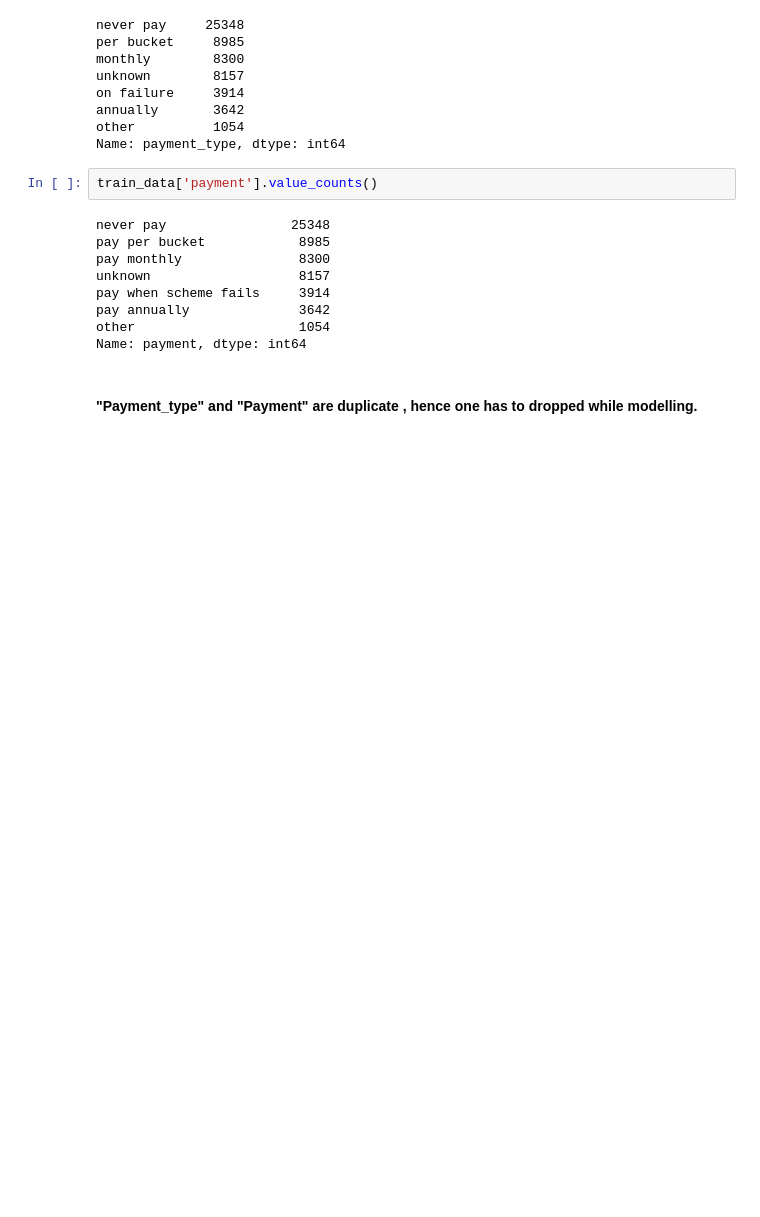
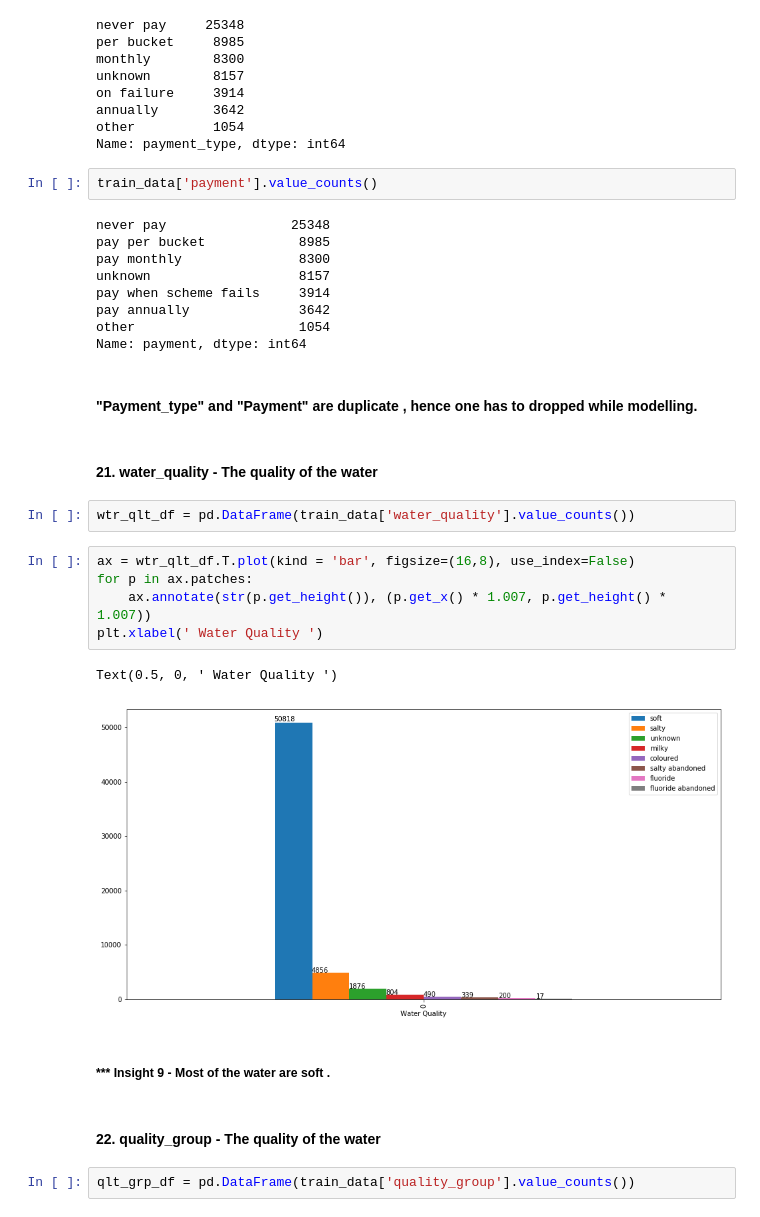
Before and after one commit to osafaRmldspyaws/water_mining, a Jupyter notebook: Pump it UP.ipynb, the cells around one changed output. Drawn from its saved outputs; the diff is of its cells as text; blank space fills up the shorter version.

```diff
--- a/Pump it UP.ipynb
+++ b/Pump it UP.ipynb
@@ -570,3 +570,21 @@ other                     1054
 Name: payment, dtype: int64
 # %% [markdown]
 #### "Payment_type" and "Payment" are duplicate , hence one has to dropped while modelling.
+# %% [markdown]
+#### 21. water_quality - The quality of the water
+# %%
+wtr_qlt_df = pd.DataFrame(train_data['water_quality'].value_counts())
+# %%
+ax = wtr_qlt_df.T.plot(kind = 'bar', figsize=(16,8), use_index=False)
+for p in ax.patches:
+    ax.annotate(str(p.get_height()), (p.get_x() * 1.007, p.get_height() * 1.007))
+plt.xlabel(' Water Quality ')
+# %% [output]
+Text(0.5, 0, ' Water Quality ')
+[figure, added]
+# %% [markdown]
+##### *** Insight 9  - Most of the water are soft .
+# %% [markdown]
+#### 22. quality_group - The quality of the water
+# %%
+qlt_grp_df = pd.DataFrame(train_data['quality_group'].value_counts())
```
Also changed, not shown: parts of 20 cells of this notebook.
